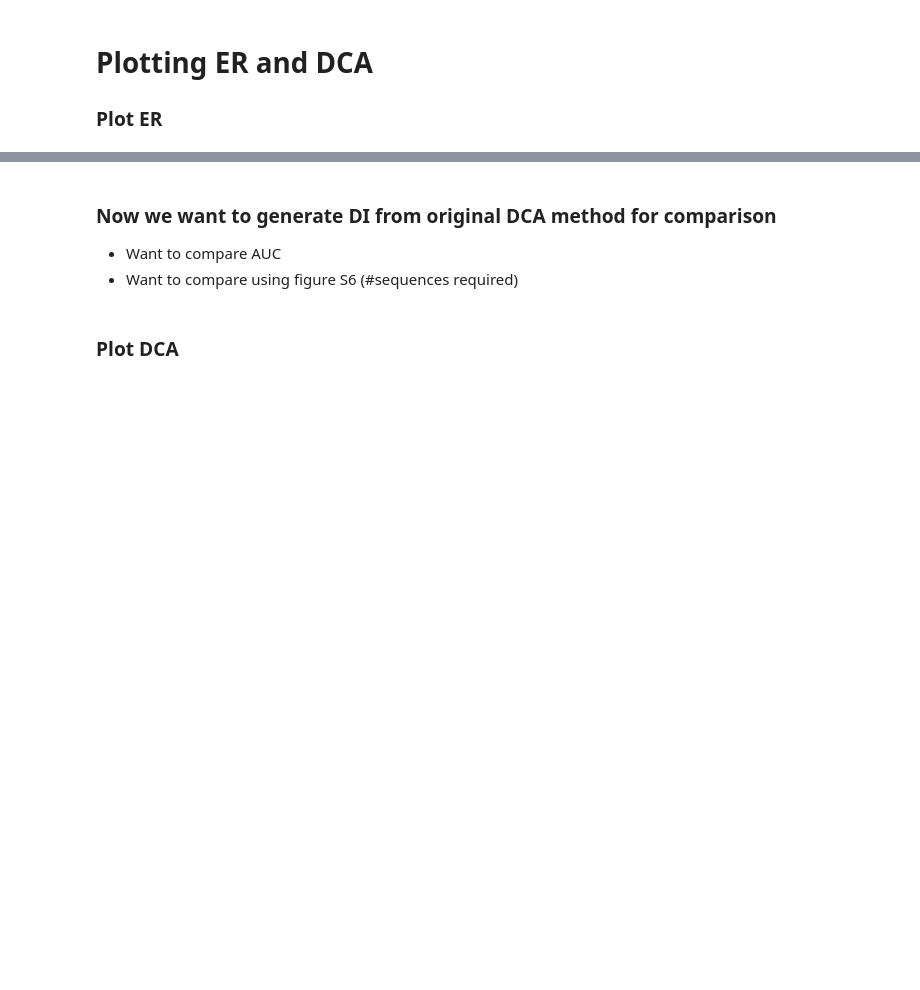
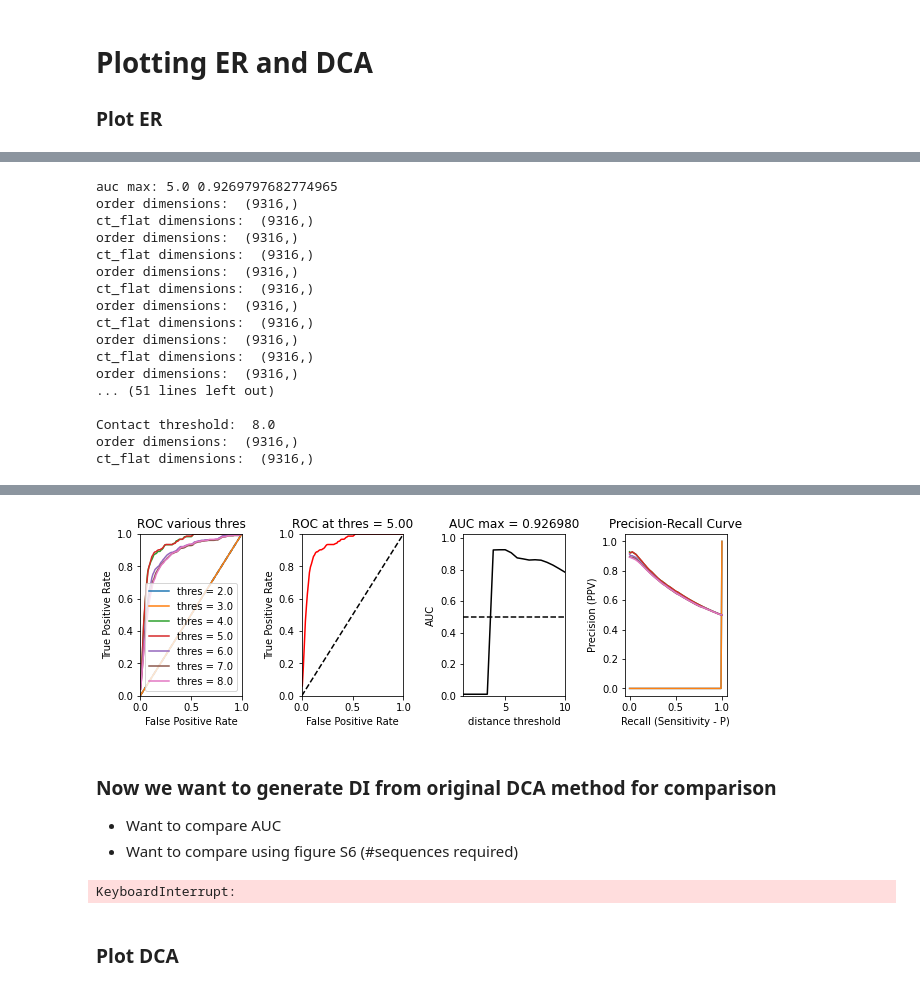
Before and after one commit to evancresswell/DCA_ER, a Jupyter notebook: ecc_DCA_ER.ipynb, the cells around one changed output, grey strips where cells are left out. Cells and saved outputs as stored; diff of their text form; code cells hidden in the pictures; blank space fills up the shorter version.

Commit message:
fixed roc curves in jupyter notebook

```diff
--- a/ecc_DCA_ER.ipynb
+++ b/ecc_DCA_ER.ipynb
@@ -94,7 +92,7 @@ tools.hide_toggle()
 import ecc_tools as tools
 # %%
 ipdb = 0
-printing = True
+printing = False
 print('seq:',int(pdb[ipdb,1]))
 
 
@@ -106,6 +104,7 @@ pdb_chain = pdb_df.iloc[ipdb]['chain']
 
 pdb_pfam_map_file = Path('%s/protein_data/pdb_data/pdb_pfam_mapping.csv' % DCA_dir)
 pdb_map_df = pd.read_csv(pdb_pfam_map_file, sep=',', header=1)
+print(pdb_map_df.head())
 
 pdb_id_map_df = pdb_map_df.loc[pdb_map_df['PDB']==pdb_id.lower()]
 pdb_pfam_map = pdb_id_map_df.loc[pdb_id_map_df['CHAIN']==pdb_chain]
@@ -309,3 +342,16 @@ plt.colorbar(fraction=0.045, pad=0.05)
 # %% [markdown]
 # Plotting ER and DCA
 ### Plot ER
+# %%
+
+from ecc_tools import roc_curve
+# find optimal threshold of distance
+ct_thres = np.linspace(1.5,10.,18,endpoint=True)
+n = ct_thres.shape[0]
+ct_mat = ct
+print(ct_mat)
+
+auc = np.zeros(n)
+for i in range(n):
+    p,tp,fp = roc_curve(ct_mat, di, ct_thres[i])
+    auc[i] = tp.sum()/tp.shape[0]
@@ -312,14 +376,4 @@ plt.colorbar(fraction=0.045, pad=0.05)
 # %%
-# find optimal threshold of distance
-ct_thres = np.linspace(1.5,10.,18,endpoint=True)
-n = ct_thres.shape[0]
-ct_mat = ct[0]
-
-auc = np.zeros(n)
-for i in range(n):
-    p,tp,fp = tools.roc_curve(ct_mat, di, ct_thres[i])
-    auc[i] = tp.sum()/tp.shape[0]
-
 #np.savetxt('auc.dat',(ct_thres,auc),fmt='%f')
 
 #>
@@ -356,7 +410,7 @@ plt.ylabel('True Positive Rate')
 plt.subplot2grid((1,4),(0,2))
 plt.title('AUC max = %f' %(auc[i0]))
 plt.plot([ct_thres.min(),ct_thres.max()],[0.5,0.5],'k--')
-plt.plot(ct_thres,auc,'r-')
+plt.plot(ct_thres,auc,'k-')
 plt.xlim([ct_thres.min(),ct_thres.max()])
 plt.ylim([0,auc.max()+0.1])
 plt.xlabel('distance threshold')
@@ -364,9 +418,15 @@ plt.ylabel('AUC')
 
 plt.subplot2grid((1,4),(0,3))
 plt.title('Precision-Recall Curve')
+
 for i in iplot:
+    print('\nContact threshold: ', ct_thres[i])
     p,tp,fp = tools.roc_curve(ct_mat,di,ct_thres[i])
-    plt.plot( p,tp / (tp + fp),label='thres = %s'%ct_thres[i])
+    try:
+        plt.plot( p,tp / (tp + fp),label='thres = %s'%ct_thres[i])
+    except(RuntimeWarning):
+        print("RuntimeWarning\ntp:",tp,"\nfp:",fp)
+        plt.plot( p,tp,label='thres = %s'%ct_thres[i])
 plt.xlabel('Recall (Sensitivity - P)')
 plt.ylabel('Precision (PPV)')
 
@@ -374,3 +434,21 @@ plt.tight_layout(h_pad=1, w_pad=1.5)
 
 
 tools.hide_toggle()
+# %% [output]
+auc max: 5.0 0.9269797682774965
+order dimensions:  (9316,)
+ct_flat dimensions:  (9316,)
+order dimensions:  (9316,)
+ct_flat dimensions:  (9316,)
+order dimensions:  (9316,)
+ct_flat dimensions:  (9316,)
+order dimensions:  (9316,)
+ct_flat dimensions:  (9316,)
+order dimensions:  (9316,)
+ct_flat dimensions:  (9316,)
+order dimensions:  (9316,)
+... (51 lines left out)
+
+Contact threshold:  8.0
+order dimensions:  (9316,)
+ct_flat dimensions:  (9316,)
@@ -377,3 +456,4 @@ tools.hide_toggle()
+[figure, added]
 # %%
 #print("Direct Information from Expectation reflection:\n",di)
 ER_di = di
@@ -386,6 +466,8 @@ ER_di = di
 # %%
 from inference_dca import direct_info_dca
 DCA_di = direct_info_dca(s0)
+# %% [output]
+KeyboardInterrupt:
 # %% [markdown]
 ### Plot DCA
 # %%
```
Also changed, not shown: parts of 12 cells of this notebook, 1 other file.
